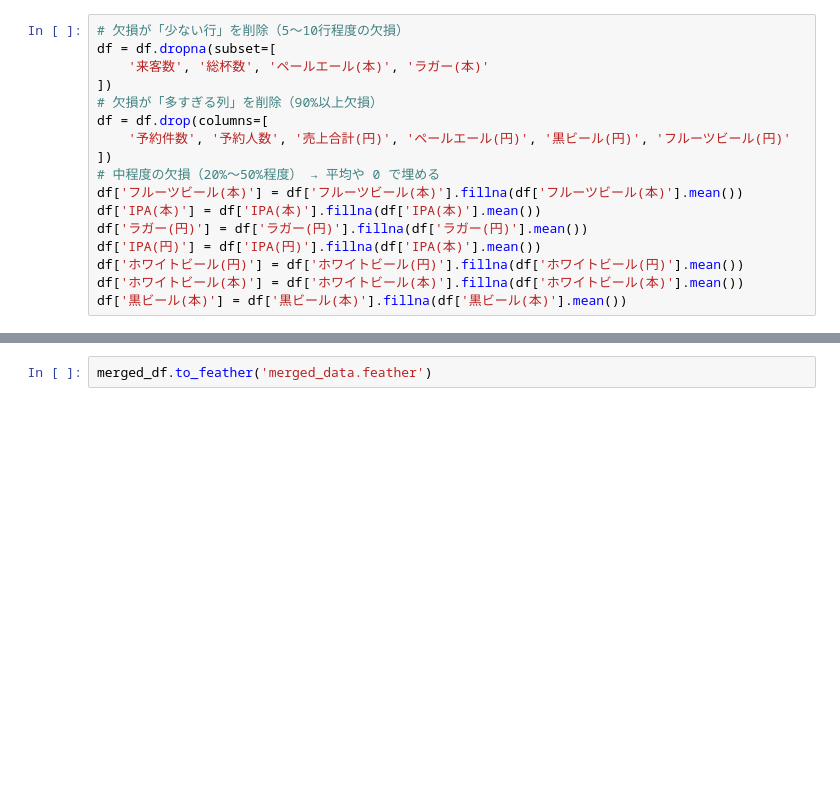
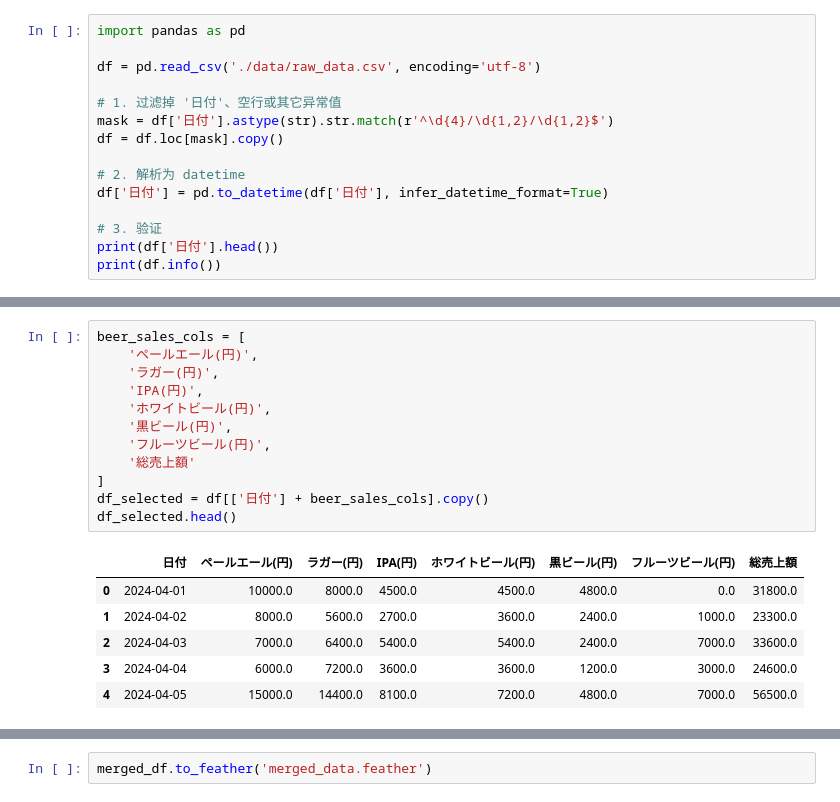
Before and after one commit to AICloud-TeamE/Python-AI, a Jupyter notebook: data_pipeline.ipynb, the cells around one changed output, grey strips where cells are left out. Saved outputs shown, nothing was run; the diff lists cells and outputs as text; blank space fills up the shorter version.

```diff
--- a/data_pipeline.ipynb
+++ b/data_pipeline.ipynb
@@ -18,19 +21,17 @@ df.head()
 | 3 | 2024/04/04 | NaN | NaN | 17 | 27 | 24,600 | 6 | 6,000 | 9 | 7,200 | 4 | ... |
 | 4 | 2024/04/05 | 2 | 5 | 29 | 61 | 56,500 | 15 | 15,000 | 18 | 14,400 | 9 | ... |
 # %%
-# 欠損が「少ない行」を削除（5〜10行程度の欠損）
-df = df.dropna(subset=[
-    '来客数', '総杯数', 'ペールエール(本)', 'ラガー(本)'
-])
-# 欠損が「多すぎる列」を削除（90%以上欠損）
-df = df.drop(columns=[
-    '予約件数', '予約人数', '売上合計(円)', 'ペールエール(円)', '黒ビール(円)', 'フルーツビール(円)'
-])
-# 中程度の欠損（20%〜50%程度） → 平均や 0 で埋める
-df['フルーツビール(本)'] = df['フルーツビール(本)'].fillna(df['フルーツビール(本)'].mean())
-df['IPA(本)'] = df['IPA(本)'].fillna(df['IPA(本)'].mean())
-df['ラガー(円)'] = df['ラガー(円)'].fillna(df['ラガー(円)'].mean())
-df['IPA(円)'] = df['IPA(円)'].fillna(df['IPA(本)'].mean())
-df['ホワイトビール(円)'] = df['ホワイトビール(円)'].fillna(df['ホワイトビール(円)'].mean())
-df['ホワイトビール(本)'] = df['ホワイトビール(本)'].fillna(df['ホワイトビール(本)'].mean())
-df['黒ビール(本)'] = df['黒ビール(本)'].fillna(df['黒ビール(本)'].mean())
+import pandas as pd
+
+df = pd.read_csv('./data/raw_data.csv', encoding='utf-8')
+
+# 1. 过滤掉 '日付'、空行或其它异常值
+mask = df['日付'].astype(str).str.match(r'^\d{4}/\d{1,2}/\d{1,2}$')
+df = df.loc[mask].copy()
+
+# 2. 解析为 datetime
+df['日付'] = pd.to_datetime(df['日付'], infer_datetime_format=True)
+
+# 3. 验证
+print(df['日付'].head())
+print(df.info())
@@ -126,0 +115,19 @@ merged_df.head()
+# %%
+beer_sales_cols = [
+    'ペールエール(円)',
+    'ラガー(円)',
+    'IPA(円)',
+    'ホワイトビール(円)',
+    '黒ビール(円)',
+    'フルーツビール(円)',
+    '総売上額'
+]
+df_selected = df[['日付'] + beer_sales_cols].copy()
+df_selected.head()
+# %% [output]
+|  | 日付 | ペールエール(円) | ラガー(円) | IPA(円) | ホワイトビール(円) | 黒ビール(円) | フルーツビール(円) | 総売上額 |
+| 0 | 2024-04-01 | 10000.0 | 8000.0 | 4500.0 | 4500.0 | 4800.0 | 0.0 | 31800.0 |
+| 1 | 2024-04-02 | 8000.0 | 5600.0 | 2700.0 | 3600.0 | 2400.0 | 1000.0 | 23300.0 |
+| 2 | 2024-04-03 | 7000.0 | 6400.0 | 5400.0 | 5400.0 | 2400.0 | 7000.0 | 33600.0 |
+| 3 | 2024-04-04 | 6000.0 | 7200.0 | 3600.0 | 3600.0 | 1200.0 | 3000.0 | 24600.0 |
+| 4 | 2024-04-05 | 15000.0 | 14400.0 | 8100.0 | 7200.0 | 4800.0 | 7000.0 | 56500.0 |
```
Also changed, not shown: parts of 19 cells of this notebook, 2 other files.
